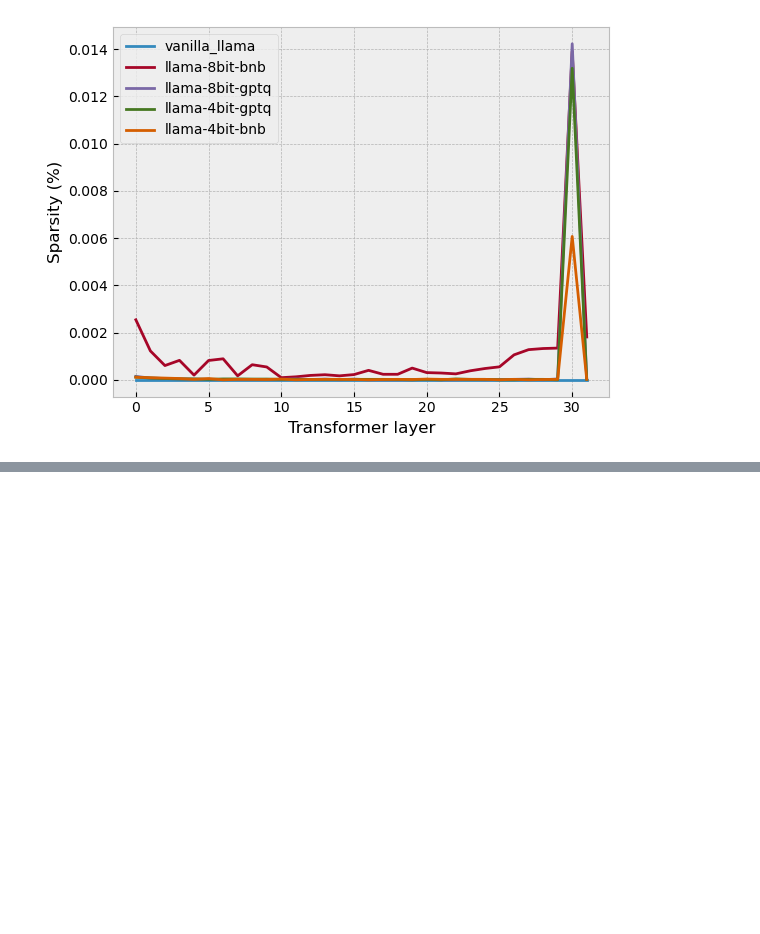
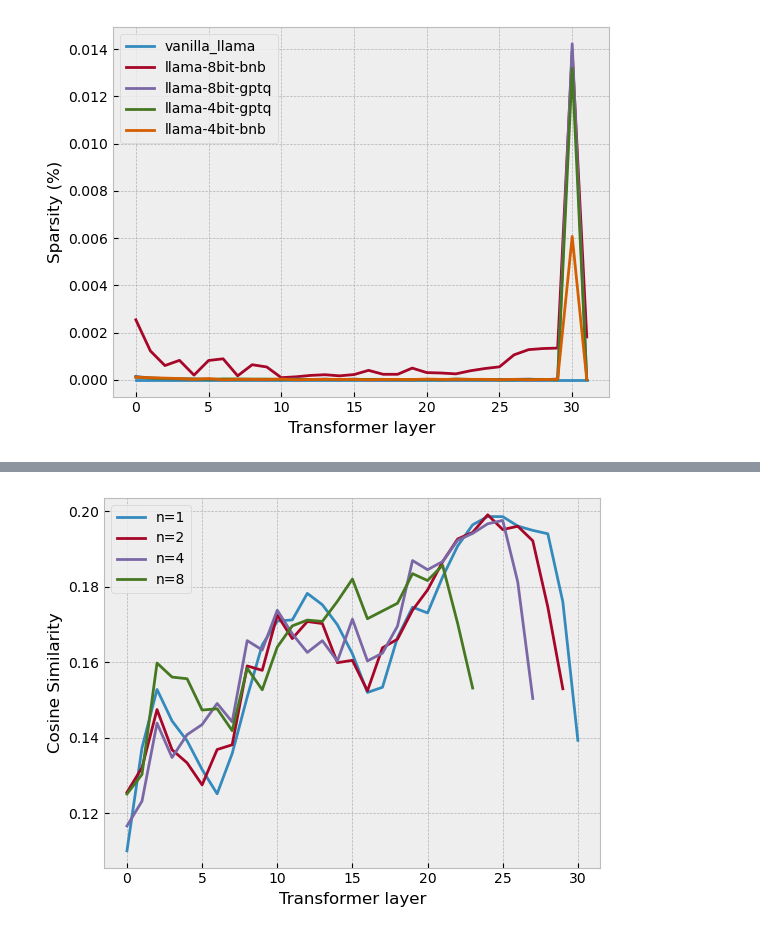
Before and after one commit to vimarsh6739/DejaVu-llama, a Jupyter notebook: sparsity_analysis/Sparsity_graphs.ipynb, the cells around one changed output, grey strips where cells are left out. Cells and saved outputs as stored; diff of their text form; code cells hidden in the pictures; blank space fills up the shorter version.

```diff
--- a/sparsity_analysis/Sparsity_graphs.ipynb
+++ b/sparsity_analysis/Sparsity_graphs.ipynb
@@ -407,0 +209,32 @@ plt.show()
+# %%
+import torch.nn.functional as F
+import pandas as pd
+model_name = "relu-llama"
+all_outputs = get_list(model_name, "act_outputs")
+n_layers = len(all_outputs)
+d = {"1":np.zeros(n_layers),"2":np.zeros(n_layers),"4":np.zeros(n_layers),"8":np.zeros(n_layers)}
+df = pd.DataFrame(data=d)
+
+for nsep in [1,2,4,8]:
+    #Compute cosine similarity
+    for i in range(n_layers):
+        vec1 = all_outputs[i]
+        if (i+nsep) < n_layers:
+            vec2 = all_outputs[i+nsep]
+        else:
+            vec2 = all_outputs[i-nsep]
+        out=F.cosine_similarity(vec1,vec2,dim=-1)
+
+        out=out.mean().item()
+        df.at[i,str(nsep)] = out
+        # import torch.nn as nn
+plt.plot(np.arange(n_layers-1), df['1'][:n_layers-1], label =  'n=1')
+plt.plot(np.arange(n_layers-2), df['2'][:n_layers-2], label =  'n=2')
+plt.plot(np.arange(n_layers-4), df['4'][:n_layers-4], label =  'n=4')
+plt.plot(np.arange(n_layers-8), df['8'][:n_layers-8], label =  'n=8')
+plt.xlabel('Transformer layer')
+plt.ylabel('Cosine Similarity')
+plt.legend()
+plt.savefig("nsep.png")
+# %% [output]
+[figure, added]
```
Also changed, not shown: parts of 4 cells of this notebook, 4 other files.
